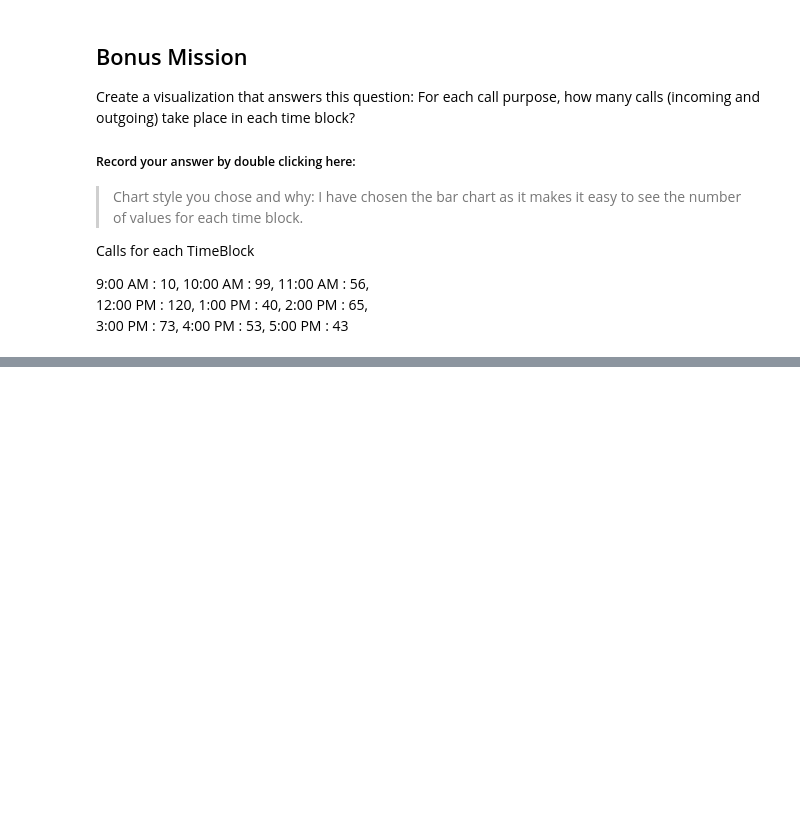
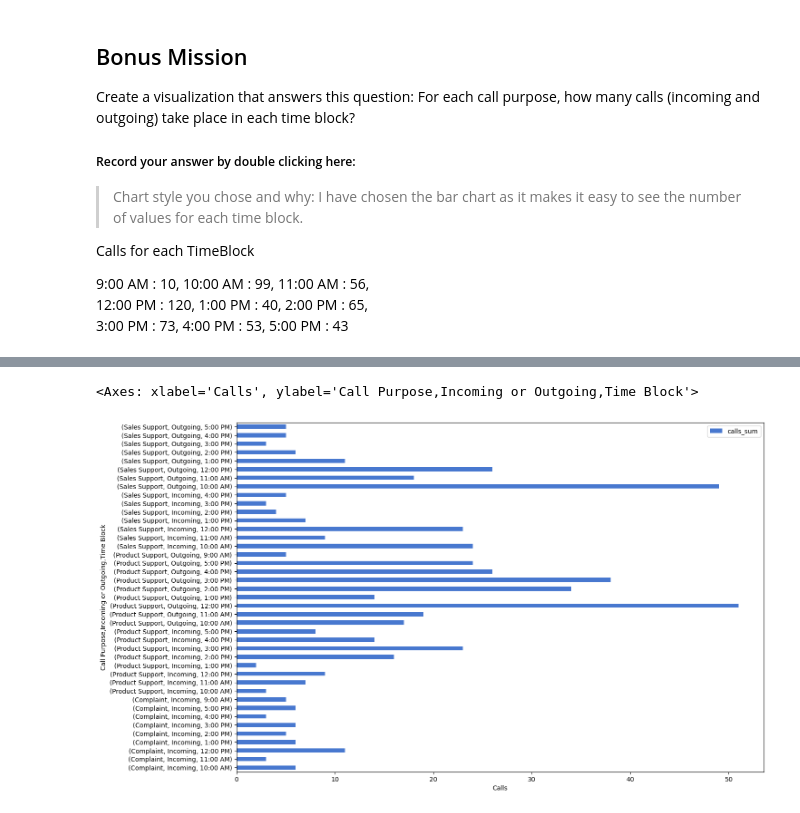
Before and after one commit to Sne0Ch/call-center-cleanup-assignment, a Jupyter notebook: Call_Center_Cleanup.ipynb, the cells around one changed output, grey strips where cells are left out. Cells and saved outputs as stored; diff of their text form; code cells hidden in the pictures; blank space fills up the shorter version.

```diff
--- a/Call_Center_Cleanup.ipynb
+++ b/Call_Center_Cleanup.ipynb
@@ -596,0 +799,3 @@ df.groupby('Time Block')['Calls'].sum()
+# %%
+call_purpose_in_out_time_block = df.groupby(['Call Purpose','Incoming or Outgoing', 'Time Block']) \
+.agg(calls_sum = ('Calls', 'sum'))
@@ -597,3 +823,9 @@ df.groupby('Time Block')['Calls'].sum()
+# %%
+
+call_purpose_in_out_time_block.plot(kind='barh', figsize= (15,10), xlabel = 'Calls')
+# %% [output]
+<Axes: xlabel='Calls', ylabel='Call Purpose,Incoming or Outgoing,Time Block'>
+[figure, added]
 # %%
 
 # Use groupby and get_group to select which call purpose to plot:
```
Also changed, not shown: parts of 42 cells of this notebook.
